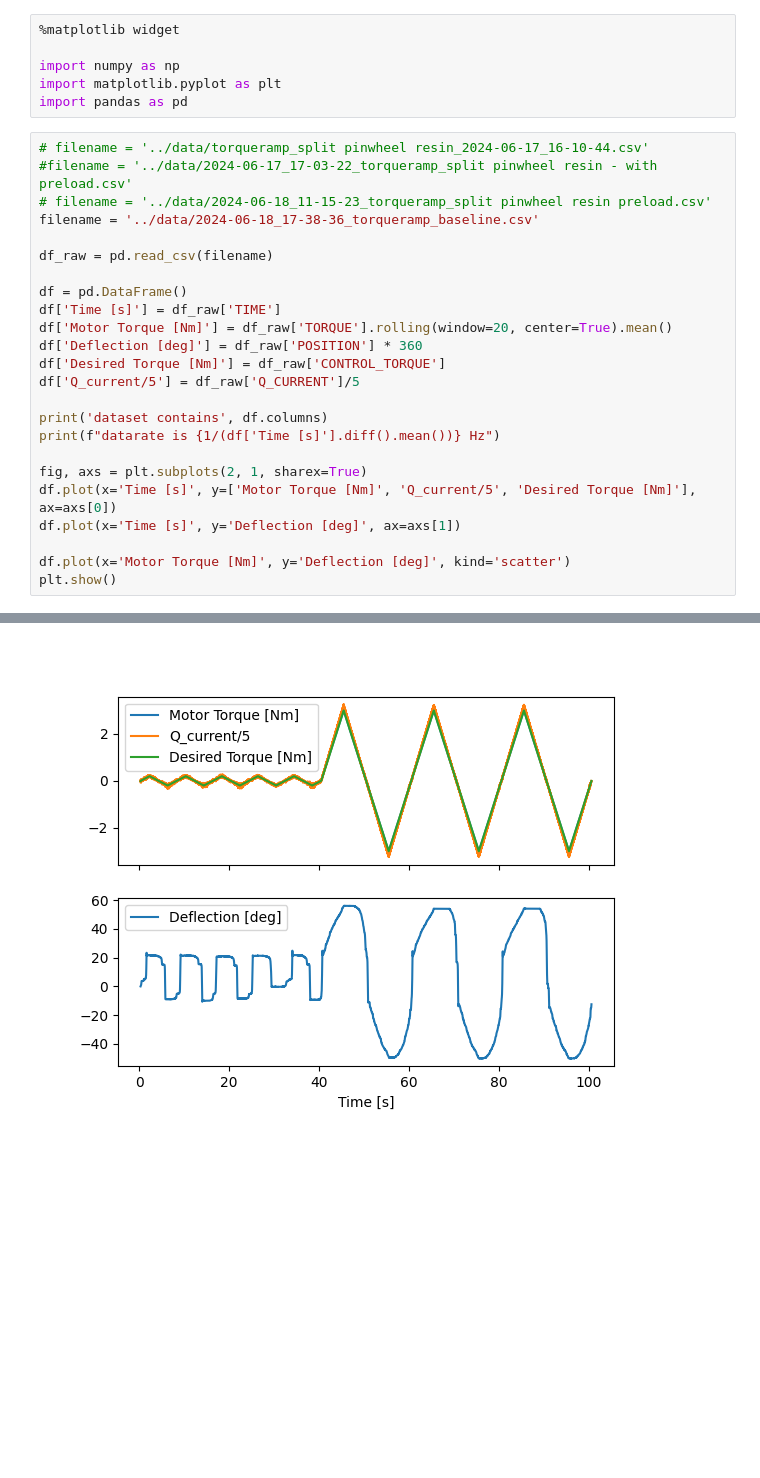
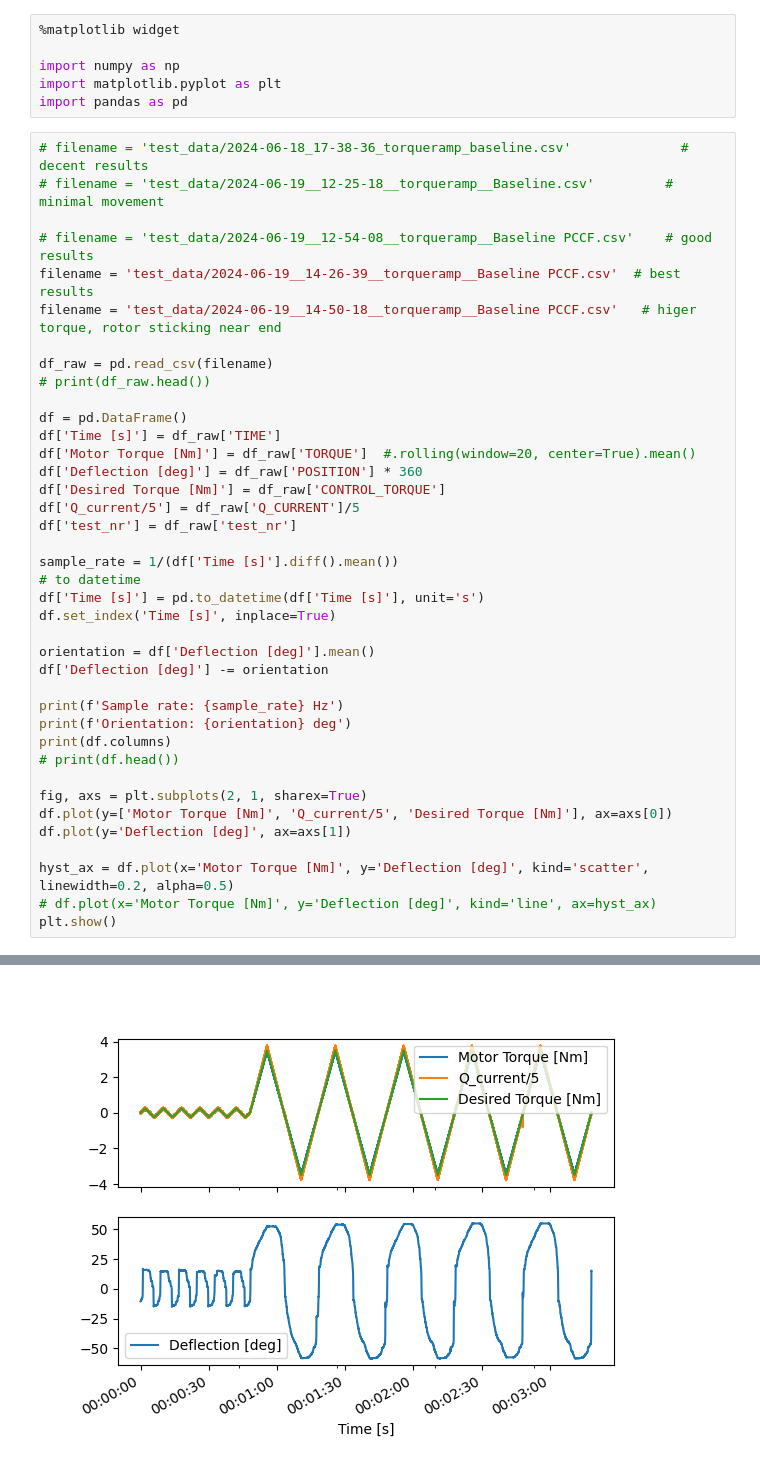
Before and after one commit to JelmerV/Anti-Backlash-Cycloidal-Actuator, a Jupyter notebook: Code/analyse_stiffness_play.ipynb, the cells around one changed output, grey strips where cells are left out. Drawn from its saved outputs; the diff is of its cells as text; blank space fills up the shorter version.

```diff
--- a/Code/analyse_stiffness_play.ipynb
+++ b/Code/analyse_stiffness_play.ipynb
@@ -5,27 +5,42 @@ import numpy as np
 import matplotlib.pyplot as plt
 import pandas as pd
 # %%
-# filename = '../data/torqueramp_split pinwheel resin_2024-06-17_16-10-44.csv'
-#filename = '../data/2024-06-17_17-03-22_torqueramp_split pinwheel resin - with preload.csv'
-# filename = '../data/2024-06-18_11-15-23_torqueramp_split pinwheel resin preload.csv'
-filename = '../data/2024-06-18_17-38-36_torqueramp_baseline.csv'
+# filename = 'test_data/2024-06-18_17-38-36_torqueramp_baseline.csv'              # decent results
+# filename = 'test_data/2024-06-19__12-25-18__torqueramp__Baseline.csv'         # minimal movement
+
+# filename = 'test_data/2024-06-19__12-54-08__torqueramp__Baseline PCCF.csv'    # good results
+filename = 'test_data/2024-06-19__14-26-39__torqueramp__Baseline PCCF.csv'  # best results
+filename = 'test_data/2024-06-19__14-50-18__torqueramp__Baseline PCCF.csv'   # higer torque, rotor sticking near end
 
 df_raw = pd.read_csv(filename)
+# print(df_raw.head())
 
 df = pd.DataFrame()
 df['Time [s]'] = df_raw['TIME']
-df['Motor Torque [Nm]'] = df_raw['TORQUE'].rolling(window=20, center=True).mean()
+df['Motor Torque [Nm]'] = df_raw['TORQUE']  #.rolling(window=20, center=True).mean()
 df['Deflection [deg]'] = df_raw['POSITION'] * 360
 df['Desired Torque [Nm]'] = df_raw['CONTROL_TORQUE']
 df['Q_current/5'] = df_raw['Q_CURRENT']/5
+df['test_nr'] = df_raw['test_nr']
 
-print('dataset contains', df.columns)
-print(f"datarate is {1/(df['Time [s]'].diff().mean())} Hz")
+sample_rate = 1/(df['Time [s]'].diff().mean())
+# to datetime
+df['Time [s]'] = pd.to_datetime(df['Time [s]'], unit='s')
+df.set_index('Time [s]', inplace=True)
+
+orientation = df['Deflection [deg]'].mean()
+df['Deflection [deg]'] -= orientation
+
+print(f'Sample rate: {sample_rate} Hz')
+print(f'Orientation: {orientation} deg')
+print(df.columns)
+# print(df.head())
 
 fig, axs = plt.subplots(2, 1, sharex=True)
-df.plot(x='Time [s]', y=['Motor Torque [Nm]', 'Q_current/5', 'Desired Torque [Nm]'], ax=axs[0])
-df.plot(x='Time [s]', y='Deflection [deg]', ax=axs[1])
+df.plot(y=['Motor Torque [Nm]', 'Q_current/5', 'Desired Torque [Nm]'], ax=axs[0])
+df.plot(y='Deflection [deg]', ax=axs[1])
 
-df.plot(x='Motor Torque [Nm]', y='Deflection [deg]', kind='scatter')
+hyst_ax = df.plot(x='Motor Torque [Nm]', y='Deflection [deg]', kind='scatter', linewidth=0.2, alpha=0.5)
+# df.plot(x='Motor Torque [Nm]', y='Deflection [deg]', kind='line', ax=hyst_ax)
 plt.show()
 # %% [output]
@@ -37 +53 @@ datarate is 278.0315133572322 Hz
-[figure, old version]
+[figure, new version]
```
Also changed, not shown: parts of 9 cells of this notebook, 3 other files.
